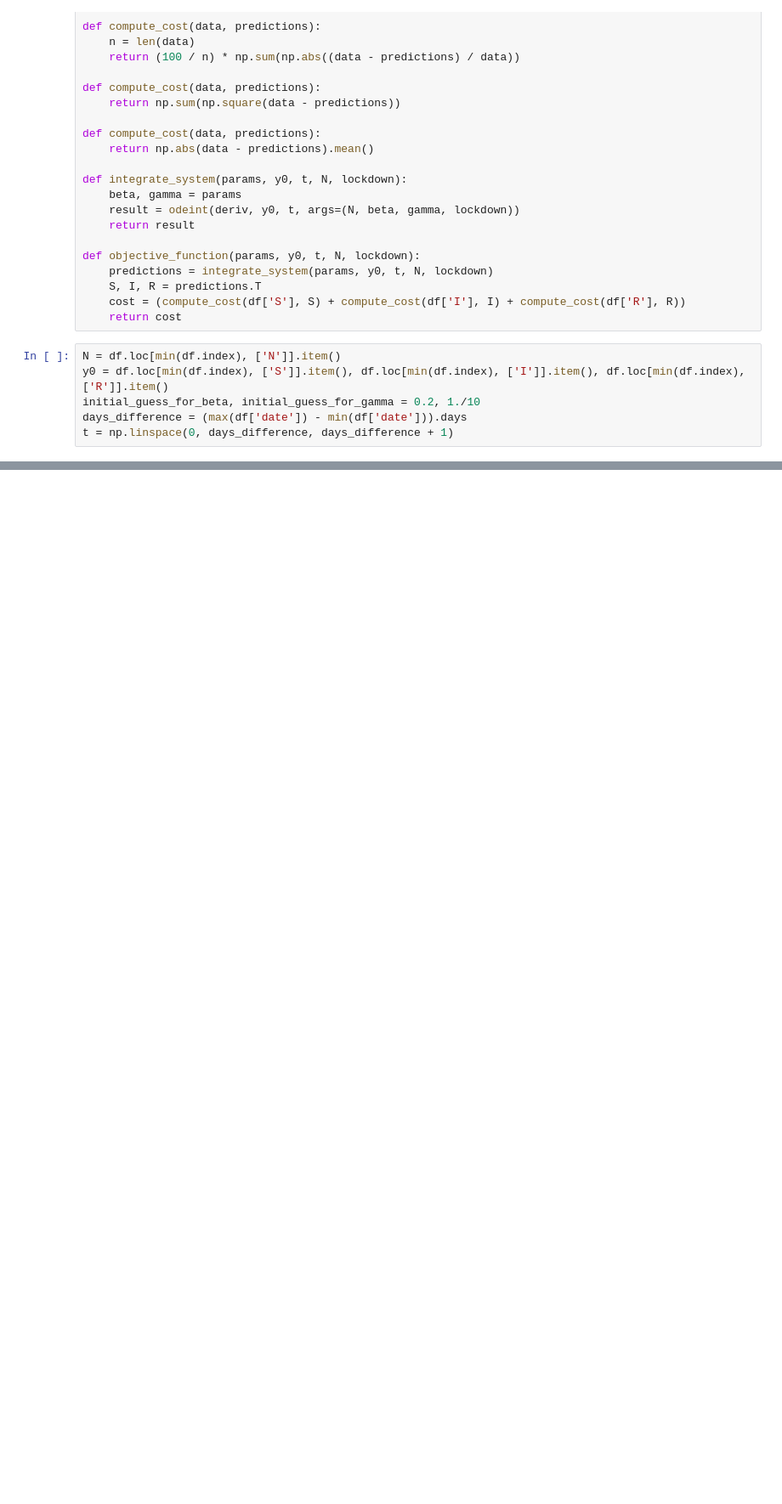
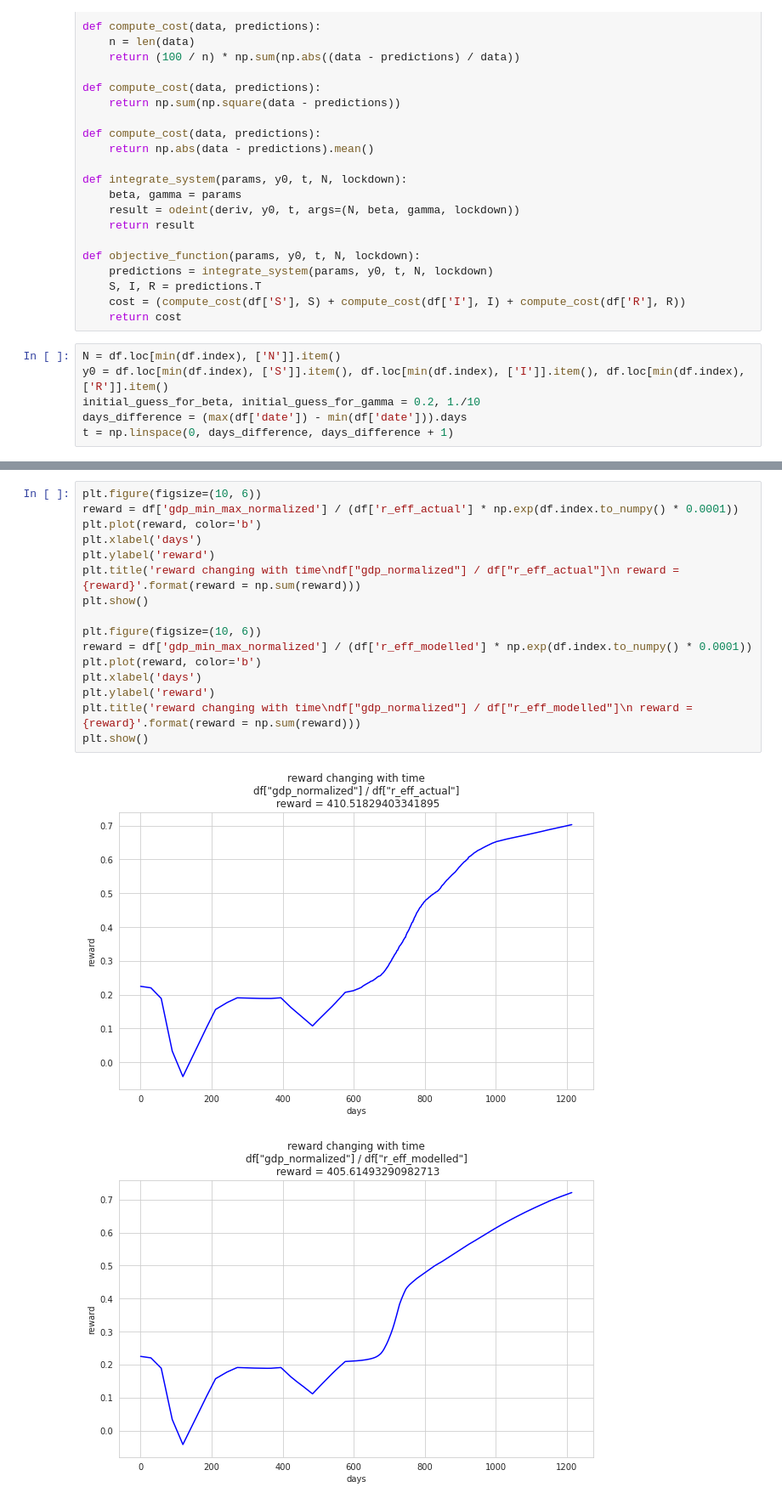
Before and after one commit to psymbio/sir_rl, a Jupyter notebook: 02_data_calibration_benjamin_moll.ipynb, the cells around one changed output, grey strips where cells are left out. Shown at 85% size. Cells and saved outputs as stored; diff of their text form; blank space fills up the shorter version.

```diff
--- a/02_data_calibration_benjamin_moll.ipynb
+++ b/02_data_calibration_benjamin_moll.ipynb
@@ -228,0 +280,19 @@ with open(OPTIMAL_VALUES_FILE, "w") as outfile:
+# %%
+plt.figure(figsize=(10, 6))
+reward = df['gdp_min_max_normalized'] / (df['r_eff_actual'] * np.exp(df.index.to_numpy() * 0.0001))
+plt.plot(reward, color='b')
+plt.xlabel('days')
+plt.ylabel('reward')
+plt.title('reward changing with time\ndf["gdp_normalized"] / df["r_eff_actual"]\n reward = {reward}'.format(reward = np.sum(reward)))
+plt.show()
+
+plt.figure(figsize=(10, 6))
+reward = df['gdp_min_max_normalized'] / (df['r_eff_modelled'] * np.exp(df.index.to_numpy() * 0.0001))
+plt.plot(reward, color='b')
+plt.xlabel('days')
+plt.ylabel('reward')
+plt.title('reward changing with time\ndf["gdp_normalized"] / df["r_eff_modelled"]\n reward = {reward}'.format(reward = np.sum(reward)))
+plt.show()
+# %% [output]
+[figure, added]
+[figure, added]
```
Also changed, not shown: parts of 30 cells of this notebook, 3 other files.
